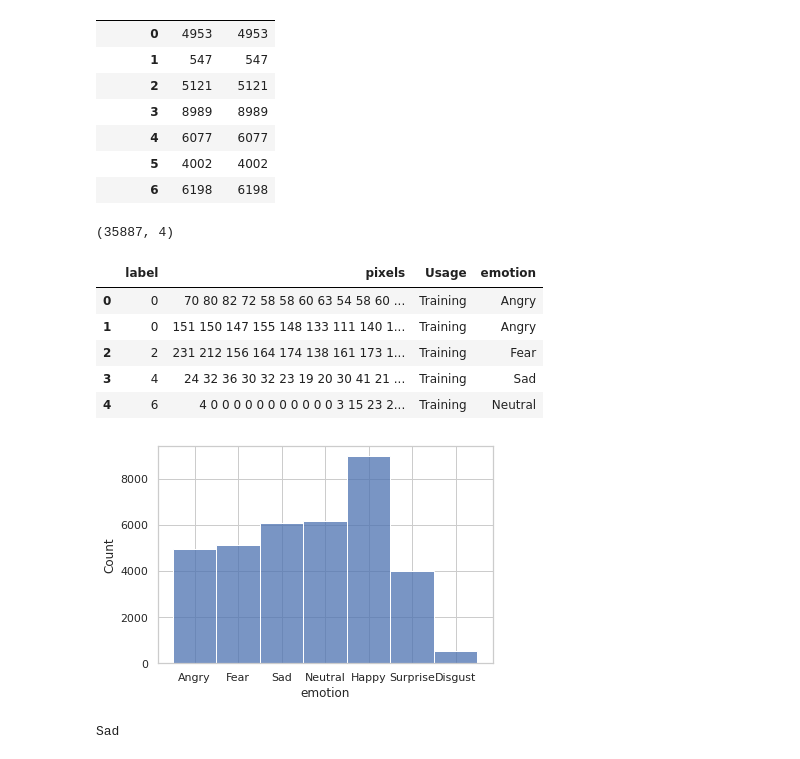
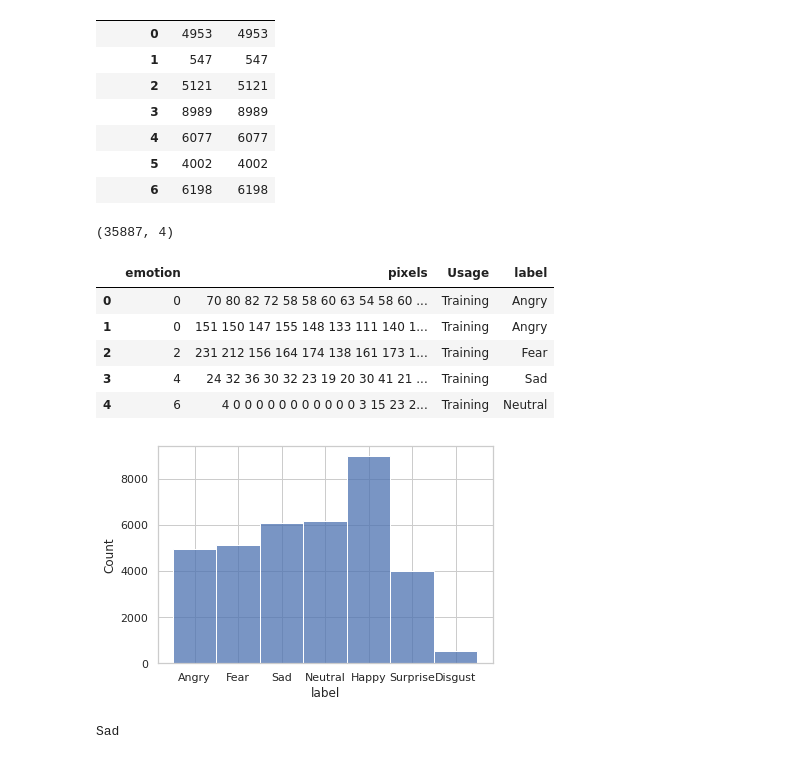
Before and after one commit to uninstallit/ATI736, a Jupyter notebook: Final/preprocess.ipynb, the cells around one changed output. Drawn from its saved outputs; the diff is of its cells as text; code cells hidden in the pictures.

Commit message:
match to Edvin's data output file

```diff
--- a/Final/preprocess.ipynb
+++ b/Final/preprocess.ipynb
@@ -34,14 +34,13 @@ df.groupby('emotion').count()
 | 5 | 4002 | 4002 |
 | 6 | 6198 | 6198 |
 # %%
-emotions = ['Angry', 'Disgust', 'Fear', 'Happy', 'Sad', 'Surprise', 'Neutral']
-df = df.rename(columns={"emotion":"label"})
-df['emotion'] = df['label'].apply(lambda x: emotions[int(x)])
+labels = ['Angry', 'Disgust', 'Fear', 'Happy', 'Sad', 'Surprise', 'Neutral']
+df['label'] = df['emotion'].apply(lambda x: labels[int(x)])
 print(df.shape)
 df.head(5)
 # %% [output]
 (35887, 4)
-|  | label | pixels | Usage | emotion |
+|  | emotion | pixels | Usage | label |
 | 0 | 0 | 70 80 82 72 58 58 60 63 54 58 60 ... | Training | Angry |
 | 1 | 0 | 151 150 147 155 148 133 111 140 1... | Training | Angry |
 | 2 | 2 | 231 212 156 164 174 138 161 173 1... | Training | Fear |
@@ -50,10 +49,10 @@ df.head(5)
 # %%
 import seaborn as sns
 sns.set_theme(style="whitegrid")
-ax = sns.histplot(x="emotion", data=df)
+ax = sns.histplot(x="label", data=df)
 sns.reset_orig()
 # %% [output]
-[figure, old version]
+[figure, new version]
 # %%
 id = 6
 image = np.reshape(np.array(df.pixels[id].split(' ')).astype(int),(48,48))
```
Also changed, not shown: parts of 6 cells of this notebook.
